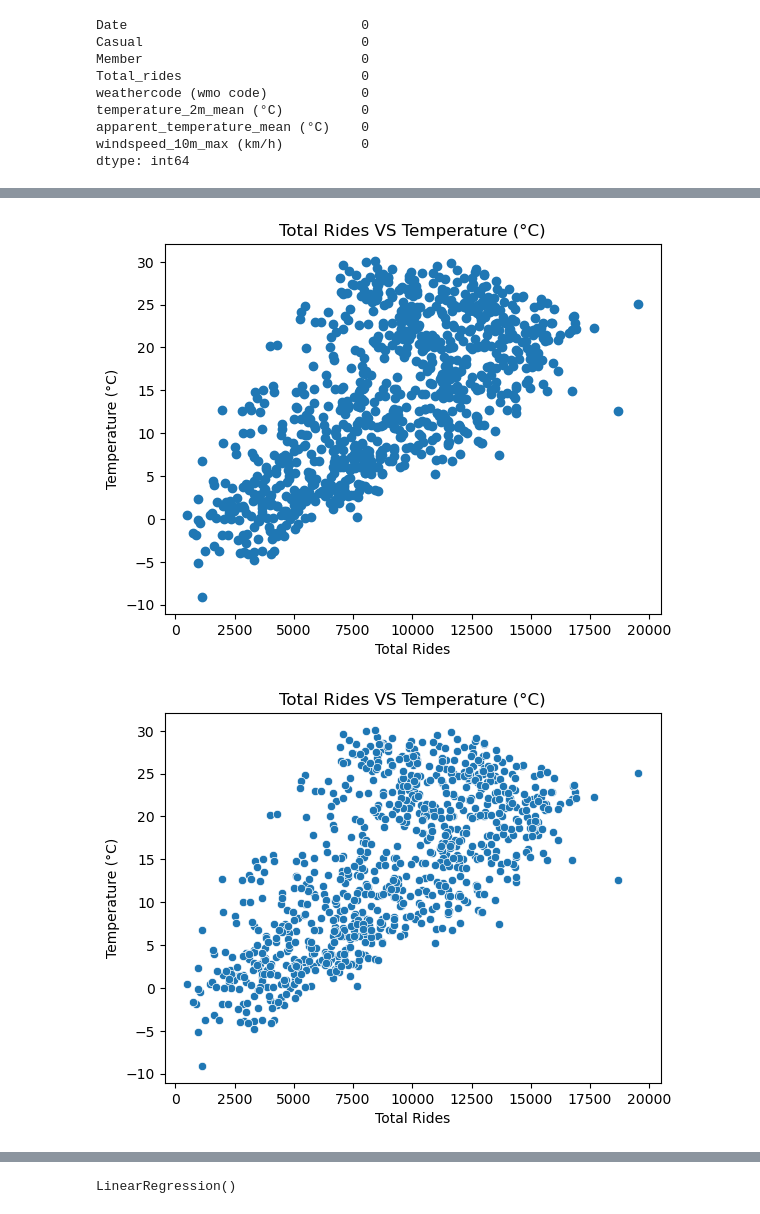
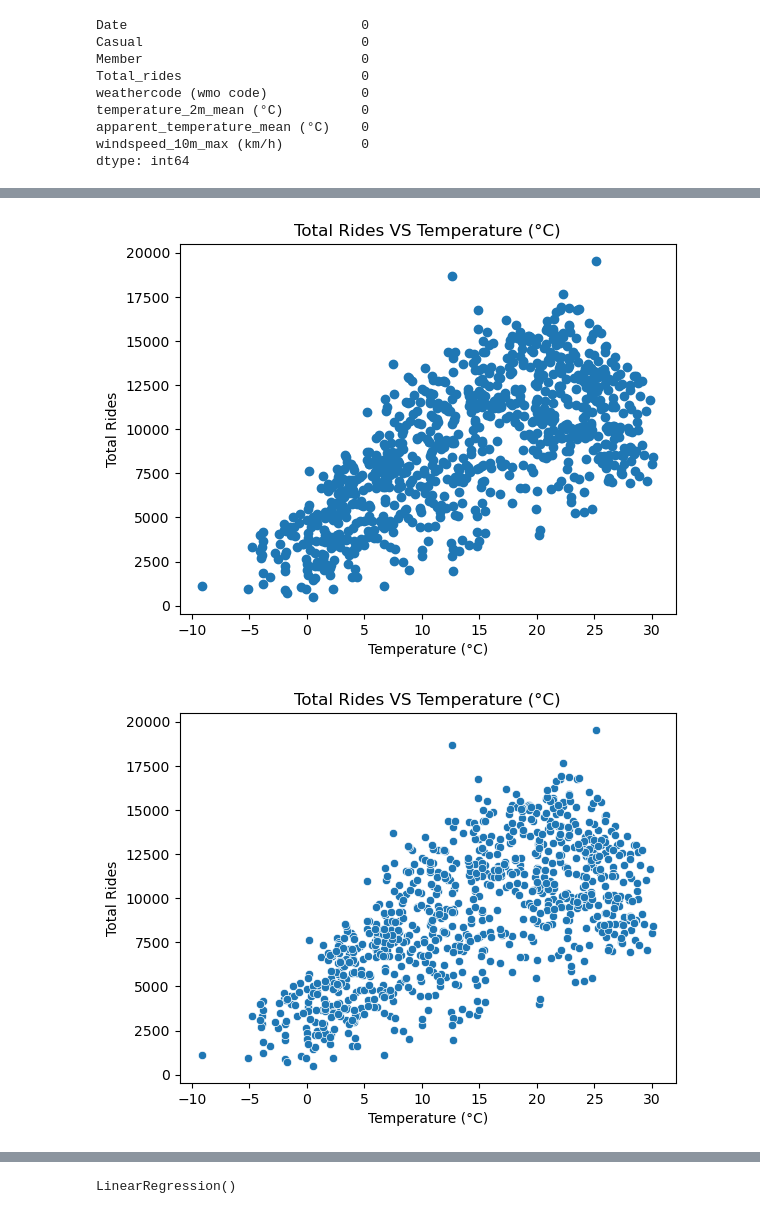
Before and after one commit to michalpasternak7/CA-Project-3-Capital-Bike-Share, a Jupyter notebook: cbs_weather_univariate.ipynb, the cells around one changed output, grey strips where cells are left out. Saved outputs shown, nothing was run; the diff lists cells and outputs as text; code cells hidden in the pictures.

```diff
--- a/cbs_weather_univariate.ipynb
+++ b/cbs_weather_univariate.ipynb
@@ -70,28 +70,28 @@ weather_data.describe()
 | std | NaN | 2087.382795 | 2046.922096 | 3778.061891 | 28.319602 | 8.953601 | ... |
 # %%
 # plot the total rides and temperature
-plt.scatter(weather_data['Total_rides'], weather_data['temperature_2m_mean (°C)'])
+plt.scatter(weather_data['temperature_2m_mean (°C)'], weather_data['Total_rides'])
 
 # set plot labels and title
 plt.title("Total Rides VS Temperature (°C)")
-plt.xlabel('Total Rides')
-plt.ylabel('Temperature (°C)')
+plt.xlabel('Temperature (°C)')
+plt.ylabel('Total Rides')
 
 plt.show()
 # %% [output]
-[figure, old version]
+[figure, new version]
 # %%
 # plot the total rides and temperature
-sns.scatterplot(x='Total_rides', y='temperature_2m_mean (°C)', data=weather_data)
+sns.scatterplot(x='temperature_2m_mean (°C)', y='Total_rides', data=weather_data)
 
 # set plot labels and title
 plt.title("Total Rides VS Temperature (°C)")
-plt.xlabel('Total Rides')
-plt.ylabel('Temperature (°C)')
+plt.xlabel('Temperature (°C)')
+plt.ylabel('Total Rides')
 
 plt.show()
 # %% [output]
-[figure, old version]
+[figure, new version]
 # %%
 # set the width and height of the joint plot
 width, height = 8, 6
```
Also changed, not shown: parts of 16 cells of this notebook, 2 other files.
